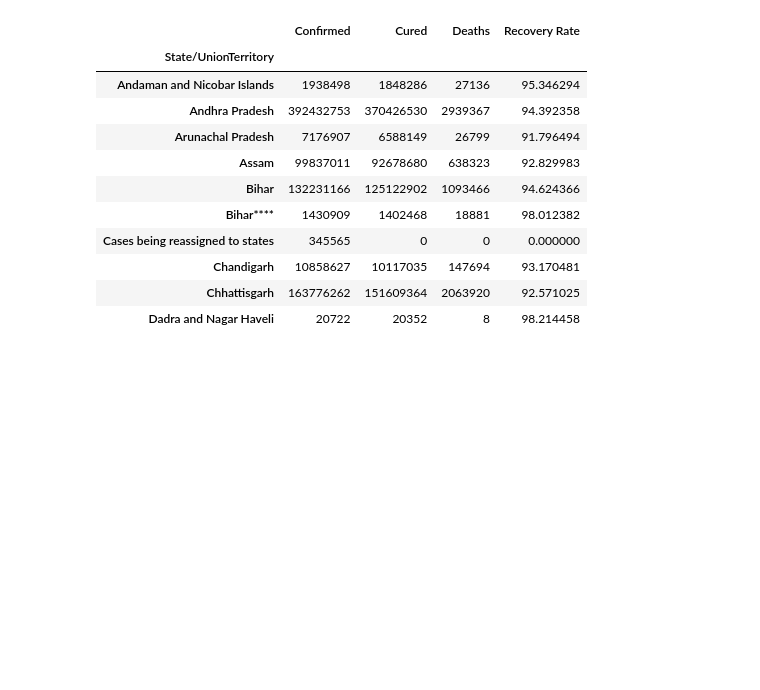
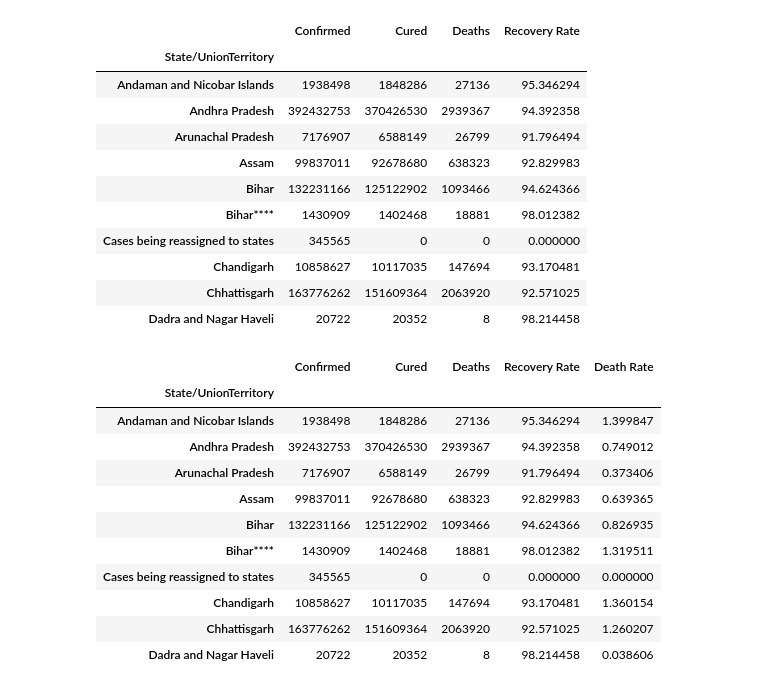
Before and after one commit to georgespicy/data-analysis, a Jupyter notebook: classProject.ipynb, the cells around one changed output. Saved outputs shown, nothing was run; the diff lists cells and outputs as text; code cells hidden in the pictures; blank space fills up the shorter version.

```diff
--- a/classProject.ipynb
+++ b/classProject.ipynb
@@ -173,0 +177,15 @@ state_df.head(10)
+# %%
+state_df.head(10)
+# %% [output]
+|  | Confirmed | Cured | Deaths | Recovery Rate | Death Rate |
+| State/UnionTerritory |  |  |  |  |  |
+| Andaman and Nicobar Islands | 1938498 | 1848286 | 27136 | 95.346294 | 1.399847 |
+| Andhra Pradesh | 392432753 | 370426530 | 2939367 | 94.392358 | 0.749012 |
+| Arunachal Pradesh | 7176907 | 6588149 | 26799 | 91.796494 | 0.373406 |
+| Assam | 99837011 | 92678680 | 638323 | 92.829983 | 0.639365 |
+| Bihar | 132231166 | 125122902 | 1093466 | 94.624366 | 0.826935 |
+| Bihar**** | 1430909 | 1402468 | 18881 | 98.012382 | 1.319511 |
+| Cases being reassigned to states | 345565 | 0 | 0 | 0.000000 | 0.000000 |
+| Chandigarh | 10858627 | 10117035 | 147694 | 93.170481 | 1.360154 |
+| Chhattisgarh | 163776262 | 151609364 | 2063920 | 92.571025 | 1.260207 |
+| Dadra and Nagar Haveli | 20722 | 20352 | 8 | 98.214458 | 0.038606 |
```
Also changed, not shown: parts of 4 cells of this notebook.
